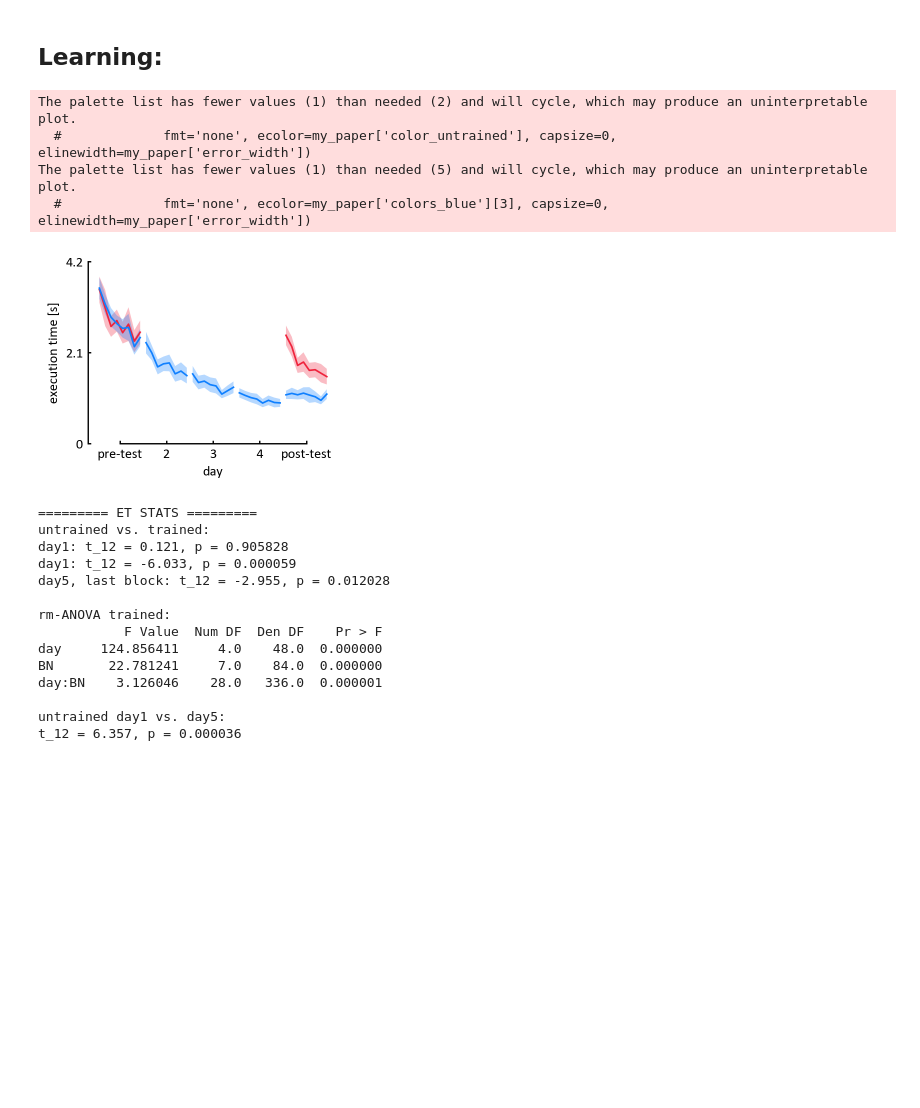
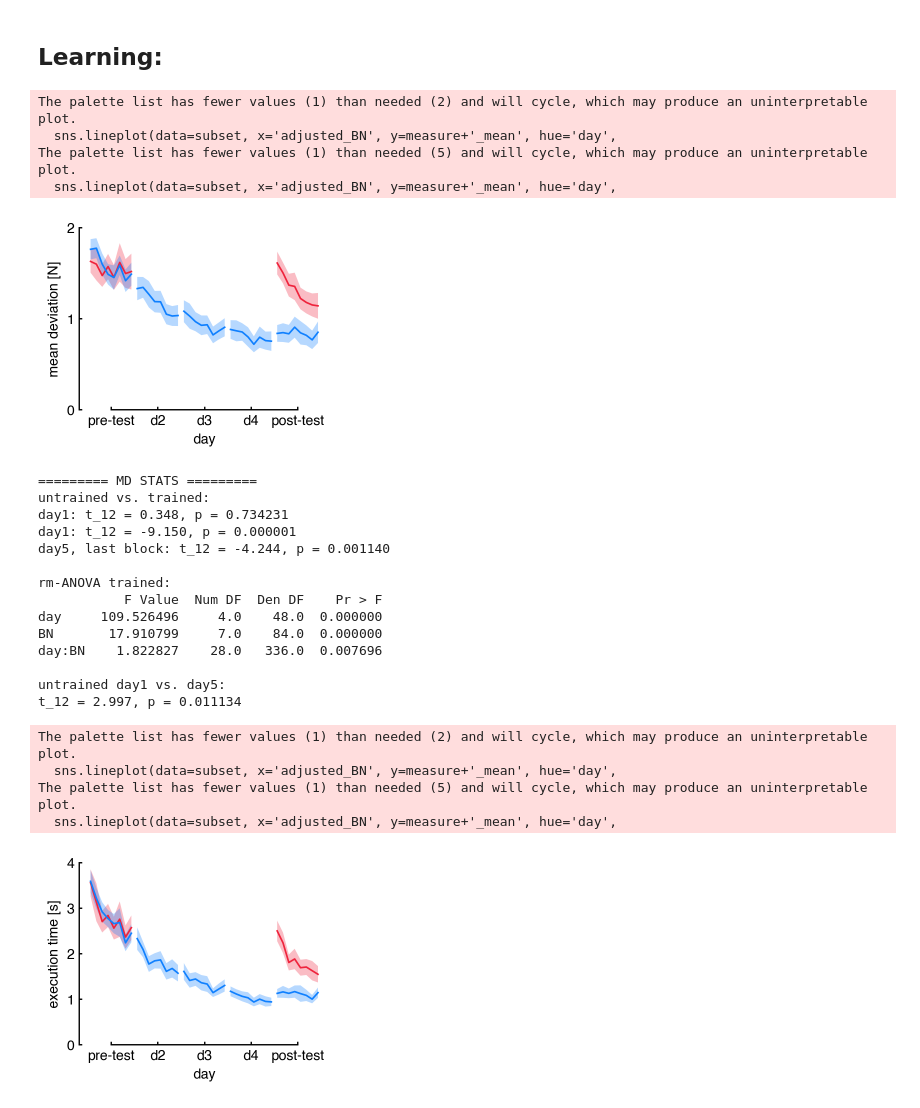
Before and after one commit to alighavam/EFC2, a Jupyter notebook: efc2_notebook.ipynb, the cells around one changed output. Cells and saved outputs as stored; diff of their text form; code cells hidden in the pictures; blank space fills up the shorter version.

Commit message:
trial plot

```diff
--- a/efc2_notebook.ipynb
+++ b/efc2_notebook.ipynb
@@ -60,32 +60,38 @@ analyze.day_dataframe()
 # %%
 import pandas as pd
 from utils.config import *
 import importlib
 import efc2_paper as paper
 importlib.reload(paper)
 import matplotlib.pyplot as plt
 import numpy as np
 import seaborn as sns
 %config InlineBackend.figure_format = 'retina'
 
+paper.learning_figure(measure='MD', fig_size=[8.2, 6], show_plot=True)
 paper.learning_figure(measure='ET', fig_size=[8.2, 6], show_plot=True)
 # %% [output]
 The palette list has fewer values (1) than needed (2) and will cycle, which may produce an uninterpretable plot.
-  #             fmt='none', ecolor=my_paper['color_untrained'], capsize=0, elinewidth=my_paper['error_width'])
+  sns.lineplot(data=subset, x='adjusted_BN', y=measure+'_mean', hue='day',
 The palette list has fewer values (1) than needed (5) and will cycle, which may produce an uninterpretable plot.
-  #             fmt='none', ecolor=my_paper['colors_blue'][3], capsize=0, elinewidth=my_paper['error_width'])
+  sns.lineplot(data=subset, x='adjusted_BN', y=measure+'_mean', hue='day',
-[figure, old version]
+[figure, new version]
-========= ET STATS =========
+========= MD STATS =========
 untrained vs. trained:
-day1: t_12 = 0.121, p = 0.905828
-day1: t_12 = -6.033, p = 0.000059
-day5, last block: t_12 = -2.955, p = 0.012028
+day1: t_12 = 0.348, p = 0.734231
+day1: t_12 = -9.150, p = 0.000001
+day5, last block: t_12 = -4.244, p = 0.001140
 
 rm-ANOVA trained:
            F Value  Num DF  Den DF    Pr > F
-day     124.856411     4.0    48.0  0.000000
-BN       22.781241     7.0    84.0  0.000000
-day:BN    3.126046    28.0   336.0  0.000001
+day     109.526496     4.0    48.0  0.000000
+BN       17.910799     7.0    84.0  0.000000
+day:BN    1.822827    28.0   336.0  0.007696
 
 untrained day1 vs. day5:
-t_12 = 6.357, p = 0.000036
+t_12 = 2.997, p = 0.011134
+The palette list has fewer values (1) than needed (2) and will cycle, which may produce an uninterpretable plot.
+  sns.lineplot(data=subset, x='adjusted_BN', y=measure+'_mean', hue='day',
+The palette list has fewer values (1) than needed (5) and will cycle, which may produce an uninterpretable plot.
+  sns.lineplot(data=subset, x='adjusted_BN', y=measure+'_mean', hue='day',
+[figure, added]
```
Also changed, not shown: parts of 2 cells of this notebook, 4 other files.
